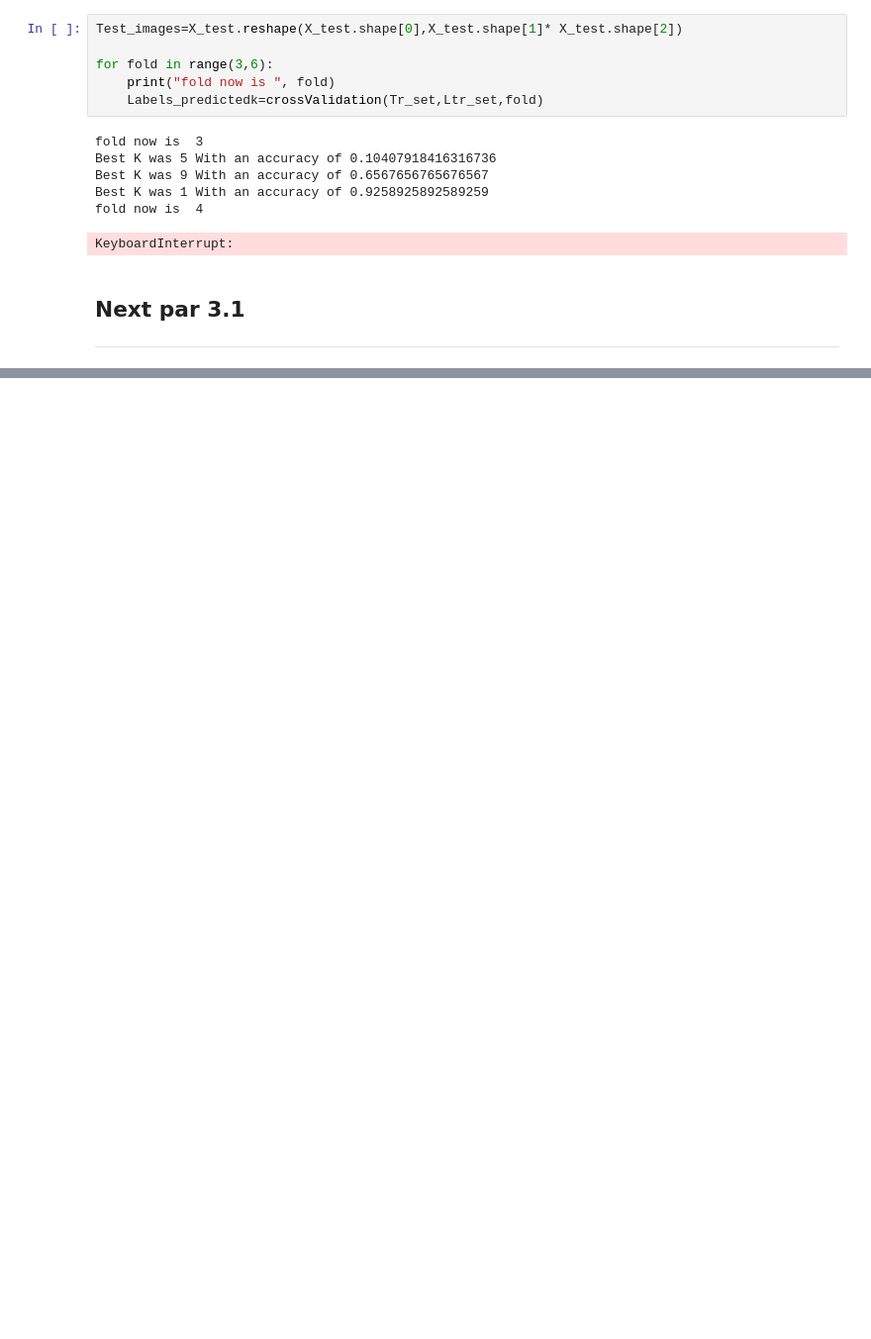
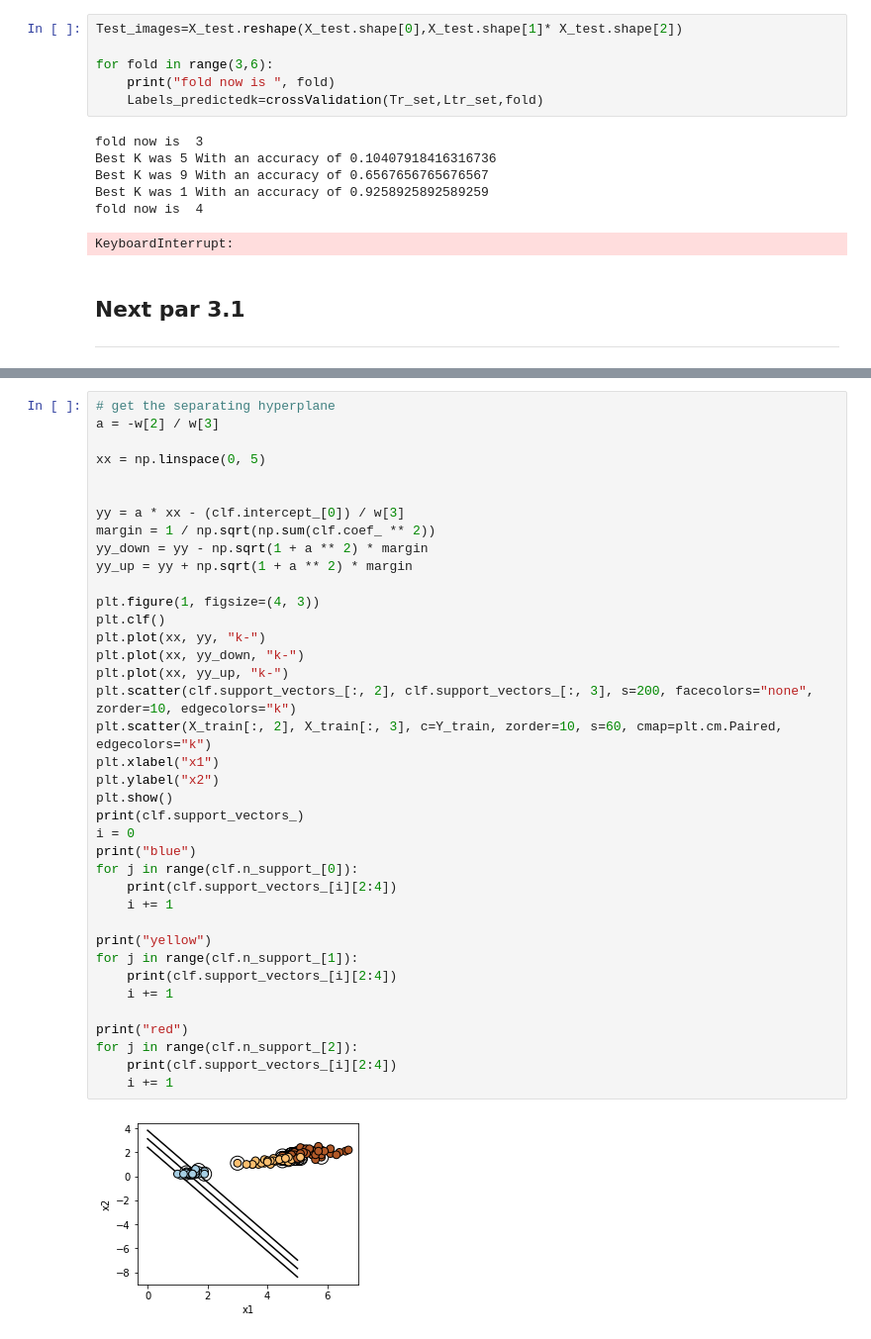
Before and after one commit to Alepes-8/D7041E, a Jupyter notebook: lab1/D7041E_code_for_lab1.ipynb, the cells around one changed output, grey strips where cells are left out. Shown: that part at 99% size. Saved outputs shown, nothing was run; the diff lists cells and outputs as text; blank space fills up the shorter version.

```diff
--- a/lab1/D7041E_code_for_lab1.ipynb
+++ b/lab1/D7041E_code_for_lab1.ipynb
@@ -337,0 +434,40 @@ plt.show()
+# %%
+# get the separating hyperplane
+a = -w[2] / w[3]
+
+xx = np.linspace(0, 5)
+
+
+yy = a * xx - (clf.intercept_[0]) / w[3]
+margin = 1 / np.sqrt(np.sum(clf.coef_ ** 2))
+yy_down = yy - np.sqrt(1 + a ** 2) * margin
+yy_up = yy + np.sqrt(1 + a ** 2) * margin
+
+plt.figure(1, figsize=(4, 3))
+plt.clf()
+plt.plot(xx, yy, "k-")
+plt.plot(xx, yy_down, "k-")
+plt.plot(xx, yy_up, "k-")
+plt.scatter(clf.support_vectors_[:, 2], clf.support_vectors_[:, 3], s=200, facecolors="none", zorder=10, edgecolors="k")
+plt.scatter(X_train[:, 2], X_train[:, 3], c=Y_train, zorder=10, s=60, cmap=plt.cm.Paired, edgecolors="k")
+plt.xlabel("x1")
+plt.ylabel("x2")
+plt.show()
+print(clf.support_vectors_)
+i = 0
+print("blue")
+for j in range(clf.n_support_[0]):
+    print(clf.support_vectors_[i][2:4])
+    i += 1
+
+print("yellow")
+for j in range(clf.n_support_[1]):
+    print(clf.support_vectors_[i][2:4])
+    i += 1
+
+print("red")
+for j in range(clf.n_support_[2]):
+    print(clf.support_vectors_[i][2:4])
+    i += 1
+# %% [output]
+[figure, added]
```
Also changed, not shown: parts of 12 cells of this notebook.
